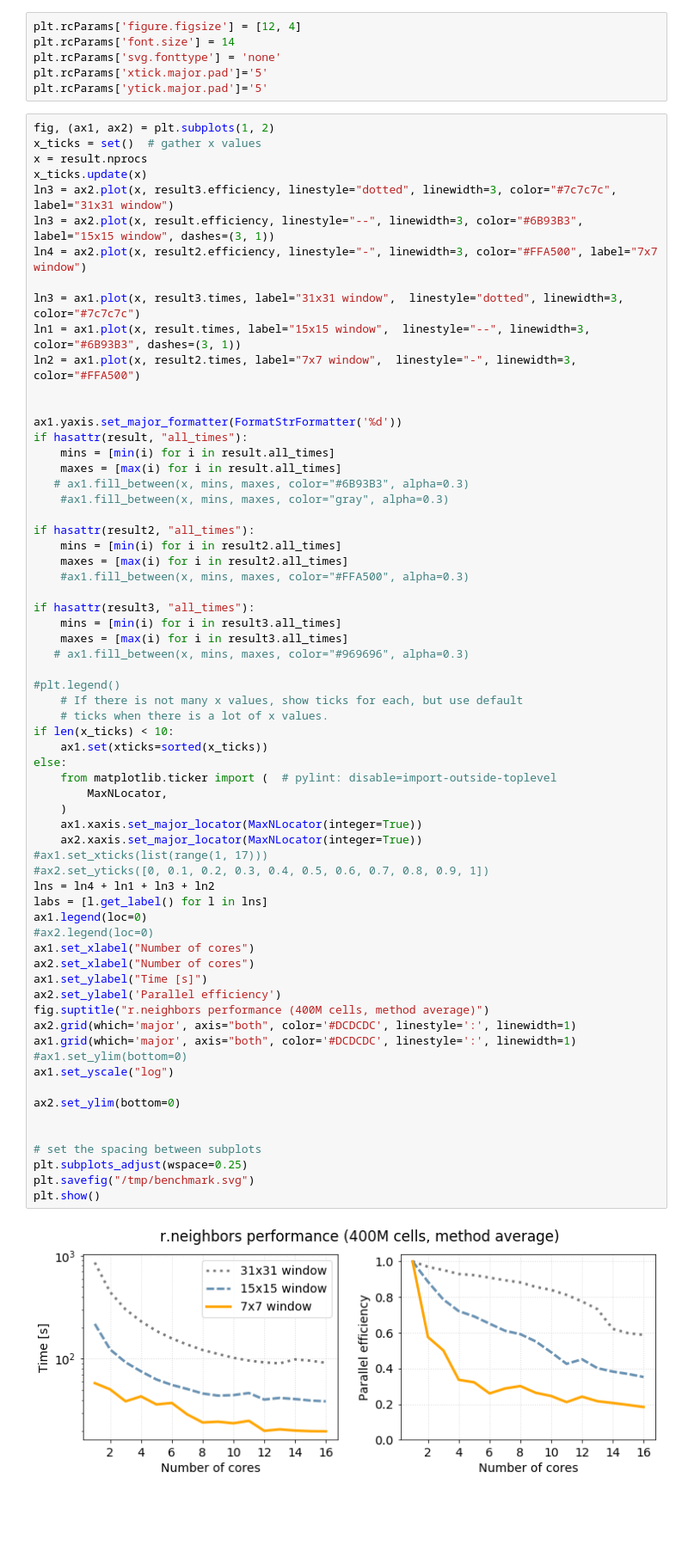
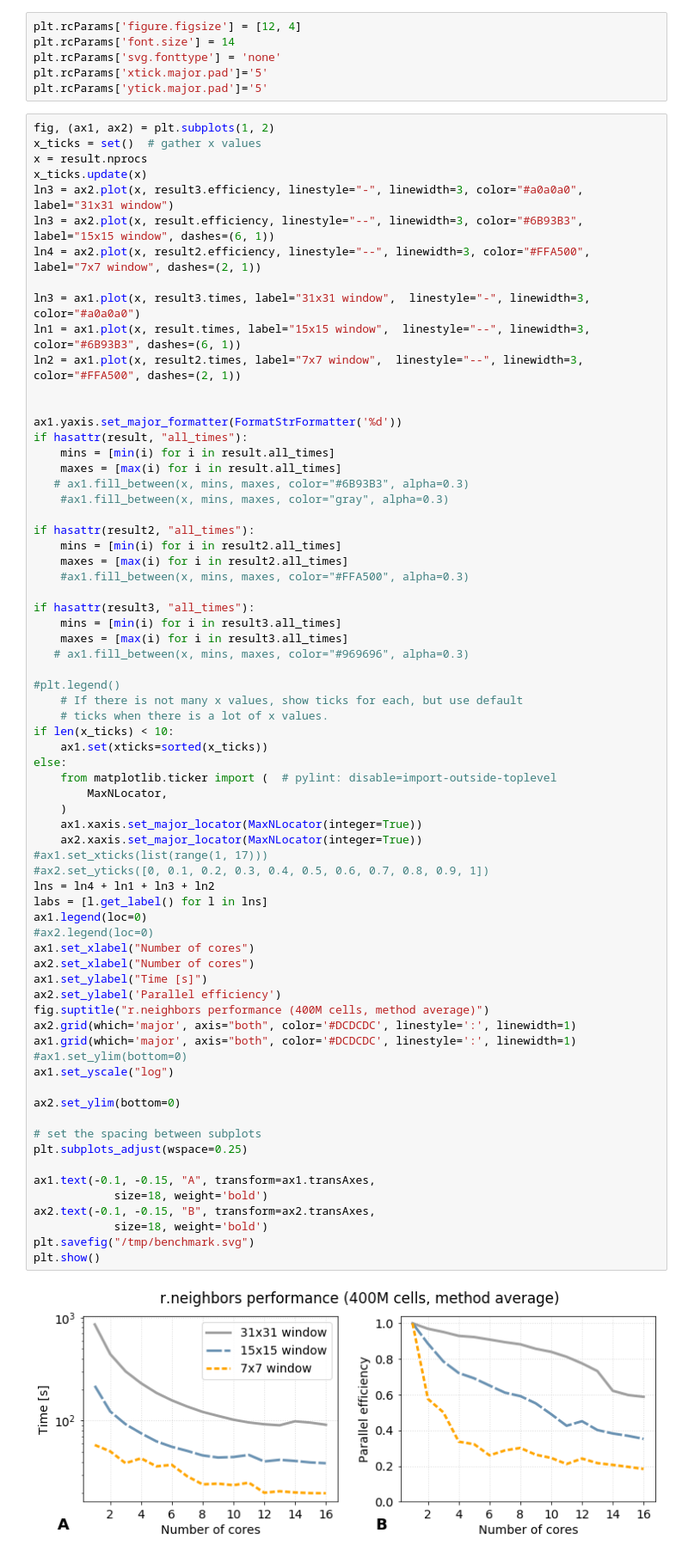
Before and after one commit to petrasovaa/parallel-GRASS-FUTURES-notebook, a Jupyter notebook: benchmark.ipynb, the cells around one changed output. Shown at 86% size. Drawn from its saved outputs; the diff is of its cells as text; blank space fills up the shorter version.

```diff
--- a/benchmark.ipynb
+++ b/benchmark.ipynb
@@ -144,13 +144,13 @@ fig, (ax1, ax2) = plt.subplots(1, 2)
 x_ticks = set()  # gather x values
 x = result.nprocs
 x_ticks.update(x)
-ln3 = ax2.plot(x, result3.efficiency, linestyle="dotted", linewidth=3, color="#7c7c7c", label="31x31 window")
-ln3 = ax2.plot(x, result.efficiency, linestyle="--", linewidth=3, color="#6B93B3", label="15x15 window", dashes=(3, 1))
-ln4 = ax2.plot(x, result2.efficiency, linestyle="-", linewidth=3, color="#FFA500", label="7x7 window")
+ln3 = ax2.plot(x, result3.efficiency, linestyle="-", linewidth=3, color="#a0a0a0", label="31x31 window")
+ln3 = ax2.plot(x, result.efficiency, linestyle="--", linewidth=3, color="#6B93B3", label="15x15 window", dashes=(6, 1))
+ln4 = ax2.plot(x, result2.efficiency, linestyle="--", linewidth=3, color="#FFA500", label="7x7 window", dashes=(2, 1))
 
-ln3 = ax1.plot(x, result3.times, label="31x31 window",  linestyle="dotted", linewidth=3, color="#7c7c7c")
-ln1 = ax1.plot(x, result.times, label="15x15 window",  linestyle="--", linewidth=3, color="#6B93B3", dashes=(3, 1))
-ln2 = ax1.plot(x, result2.times, label="7x7 window",  linestyle="-", linewidth=3, color="#FFA500")
+ln3 = ax1.plot(x, result3.times, label="31x31 window",  linestyle="-", linewidth=3, color="#a0a0a0")
+ln1 = ax1.plot(x, result.times, label="15x15 window",  linestyle="--", linewidth=3, color="#6B93B3", dashes=(6, 1))
+ln2 = ax1.plot(x, result2.times, label="7x7 window",  linestyle="--", linewidth=3, color="#FFA500", dashes=(2, 1))
 
 
 ax1.yaxis.set_major_formatter(FormatStrFormatter('%d'))
@@ -177,32 +177,36 @@ if len(x_ticks) < 10:
     ax1.set(xticks=sorted(x_ticks))
 else:
     from matplotlib.ticker import (  # pylint: disable=import-outside-toplevel
         MaxNLocator,
     )
     ax1.xaxis.set_major_locator(MaxNLocator(integer=True))
     ax2.xaxis.set_major_locator(MaxNLocator(integer=True))
 #ax1.set_xticks(list(range(1, 17)))
 #ax2.set_yticks([0, 0.1, 0.2, 0.3, 0.4, 0.5, 0.6, 0.7, 0.8, 0.9, 1])
 lns = ln4 + ln1 + ln3 + ln2
 labs = [l.get_label() for l in lns]
 ax1.legend(loc=0)
 #ax2.legend(loc=0)
 ax1.set_xlabel("Number of cores")
 ax2.set_xlabel("Number of cores")
 ax1.set_ylabel("Time [s]")
 ax2.set_ylabel('Parallel efficiency')
 fig.suptitle("r.neighbors performance (400M cells, method average)")
 ax2.grid(which='major', axis="both", color='#DCDCDC', linestyle=':', linewidth=1)
 ax1.grid(which='major', axis="both", color='#DCDCDC', linestyle=':', linewidth=1)
 #ax1.set_ylim(bottom=0)
 ax1.set_yscale("log")
 
 ax2.set_ylim(bottom=0)
 
-
 # set the spacing between subplots
 plt.subplots_adjust(wspace=0.25)
+
+ax1.text(-0.1, -0.15, "A", transform=ax1.transAxes,
+            size=18, weight='bold')
+ax2.text(-0.1, -0.15, "B", transform=ax2.transAxes,
+            size=18, weight='bold')
 plt.savefig("/tmp/benchmark.svg")
 plt.show()
 # %% [output]
-[figure, old version]
+[figure, new version]
```
